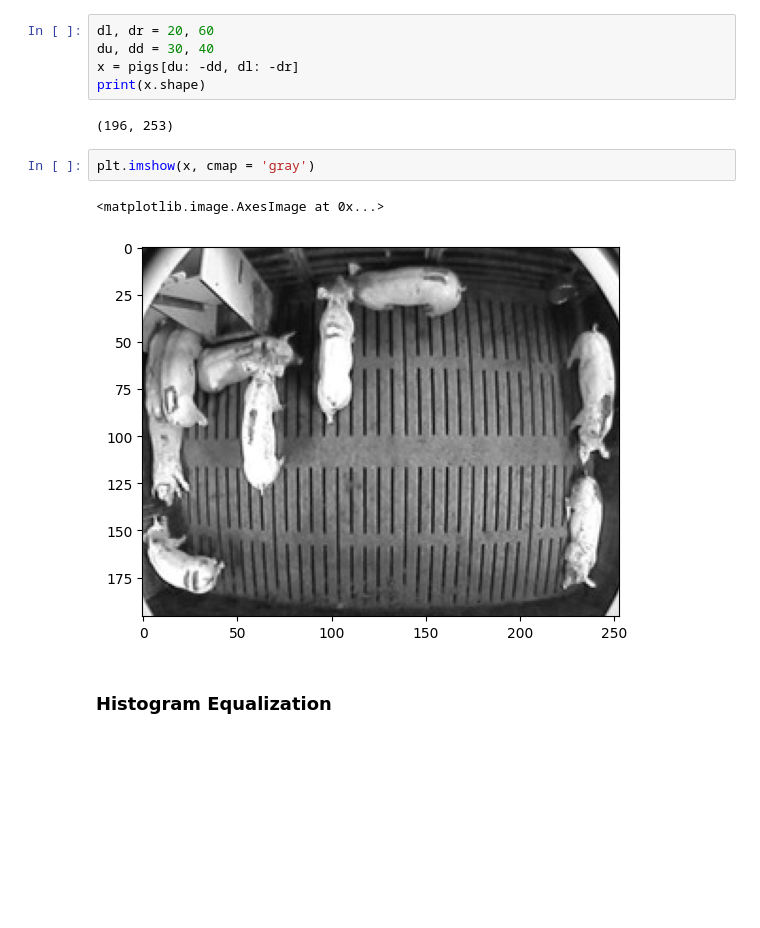
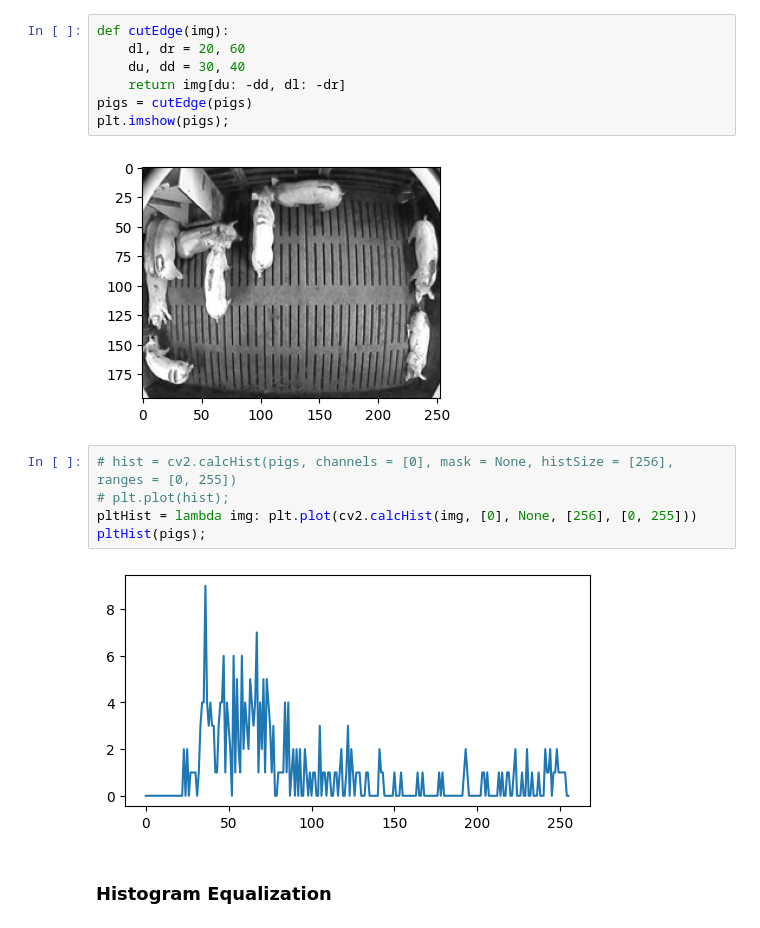
Before and after one commit to pkuxklx/cv_mass, a Jupyter notebook: 1.ipynb, the cells around one changed output. Saved outputs shown, nothing was run; the diff lists cells and outputs as text; blank space fills up the shorter version.

```diff
--- a/1.ipynb
+++ b/1.ipynb
@@ -17,15 +26,19 @@ plt.imshow(pigs, cmap = 'gray');
 # %%
-dl, dr = 20, 60
-du, dd = 30, 40
-x = pigs[du: -dd, dl: -dr]
-print(x.shape)
+def cutEdge(img):
+    dl, dr = 20, 60
+    du, dd = 30, 40
+    return img[du: -dd, dl: -dr]
+pigs = cutEdge(pigs)
+plt.imshow(pigs);
 # %% [output]
-(196, 253)
+[figure, added]
-# %%
-plt.imshow(x, cmap = 'gray')
-# %% [output]
-<matplotlib.image.AxesImage at 0x...>
-[figure, removed]
+# %%
+# hist = cv2.calcHist(pigs, channels = [0], mask = None, histSize = [256], ranges = [0, 255])
+# plt.plot(hist);
+pltHist = lambda img: plt.plot(cv2.calcHist(img, [0], None, [256], [0, 255]))
+pltHist(pigs);
+# %% [output]
+[figure, added]
 # %% [markdown]
 ### Histogram Equalization
 # %%
```
Also changed, not shown: parts of 29 cells of this notebook, 23 other files.
